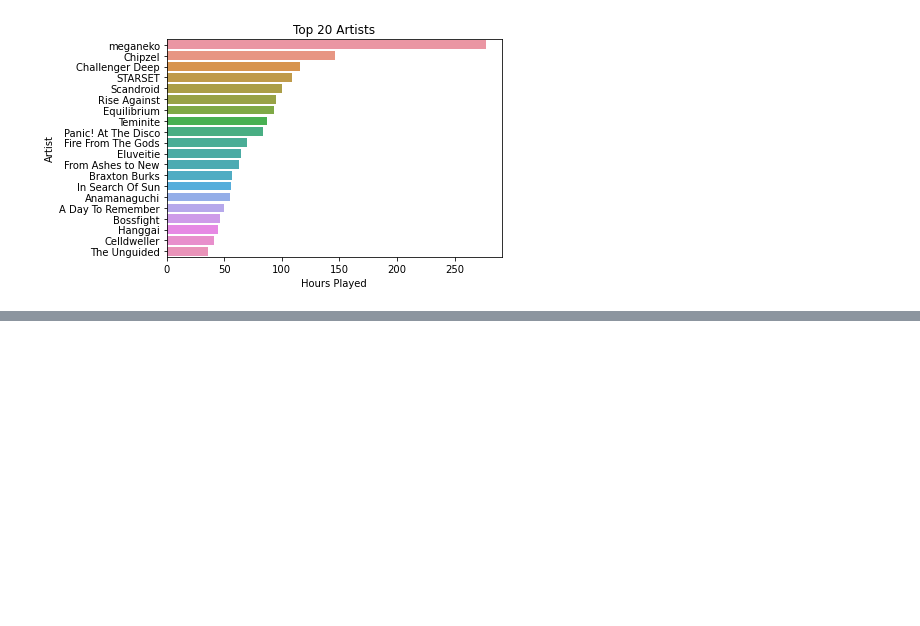
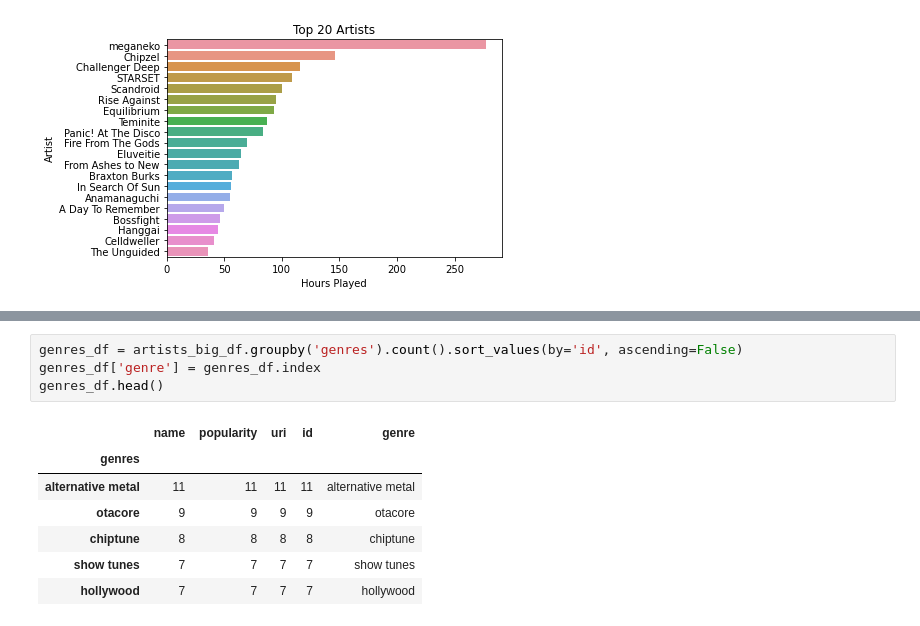
Before and after one commit to Duke02/Spotify-Listening-Analysis, a Jupyter notebook: Related-Artists.ipynb, the cells around one changed output, grey strips where cells are left out. Saved outputs shown, nothing was run; the diff lists cells and outputs as text; blank space fills up the shorter version.

```diff
--- a/Related-Artists.ipynb
+++ b/Related-Artists.ipynb
@@ -71,0 +101,12 @@ ax.set(xlabel='Hours Played')
+# %%
+genres_df = artists_big_df.groupby('genres').count().sort_values(by='id', ascending=False)
+genres_df['genre'] = genres_df.index
+genres_df.head()
+# %% [output]
+|  | name | popularity | uri | id | genre |
+| genres |  |  |  |  |  |
+| alternative metal | 11 | 11 | 11 | 11 | alternative metal |
+| otacore | 9 | 9 | 9 | 9 | otacore |
+| chiptune | 8 | 8 | 8 | 8 | chiptune |
+| show tunes | 7 | 7 | 7 | 7 | show tunes |
+| hollywood | 7 | 7 | 7 | 7 | hollywood |
```
Also changed, not shown: parts of 12 cells of this notebook, 1 other file.
